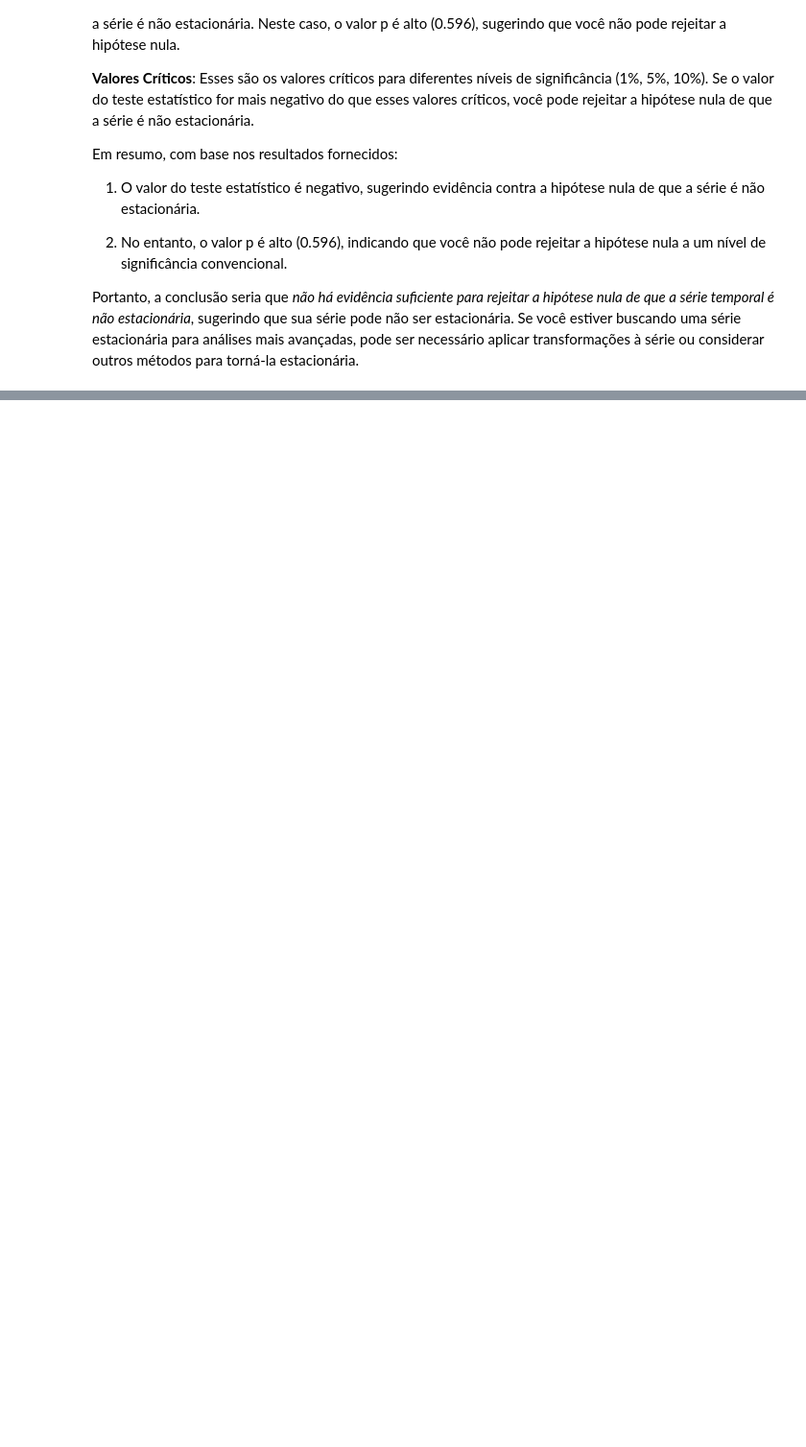
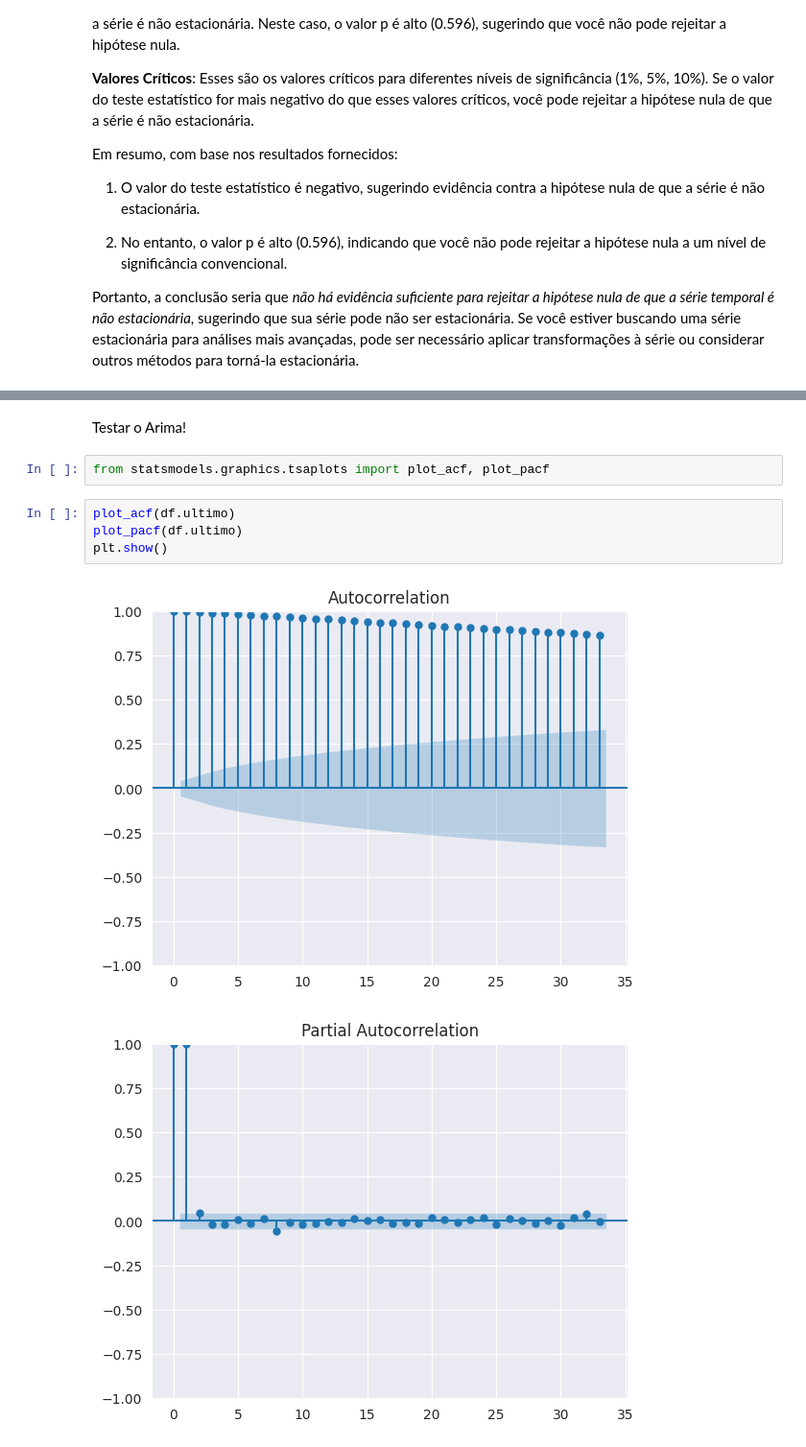
Before and after one commit to thaynnaraluciano/techChallenge2, a Jupyter notebook: TechChallenge_8anos.ipynb, the cells around one changed output, grey strips where cells are left out. Shown at 96% size. Drawn from its saved outputs; the diff is of its cells as text; blank space fills up the shorter version.

```diff
--- a/TechChallenge_8anos.ipynb
+++ b/TechChallenge_8anos.ipynb
@@ -391,0 +462,11 @@ Valores críticos:
+# %% [markdown]
+Testar o Arima!
+# %%
+from statsmodels.graphics.tsaplots import plot_acf, plot_pacf
+# %%
+plot_acf(df.ultimo)
+plot_pacf(df.ultimo)
+plt.show()
+# %% [output]
+[figure, added]
+[figure, added]
```
Also changed, not shown: parts of 22 cells of this notebook.
